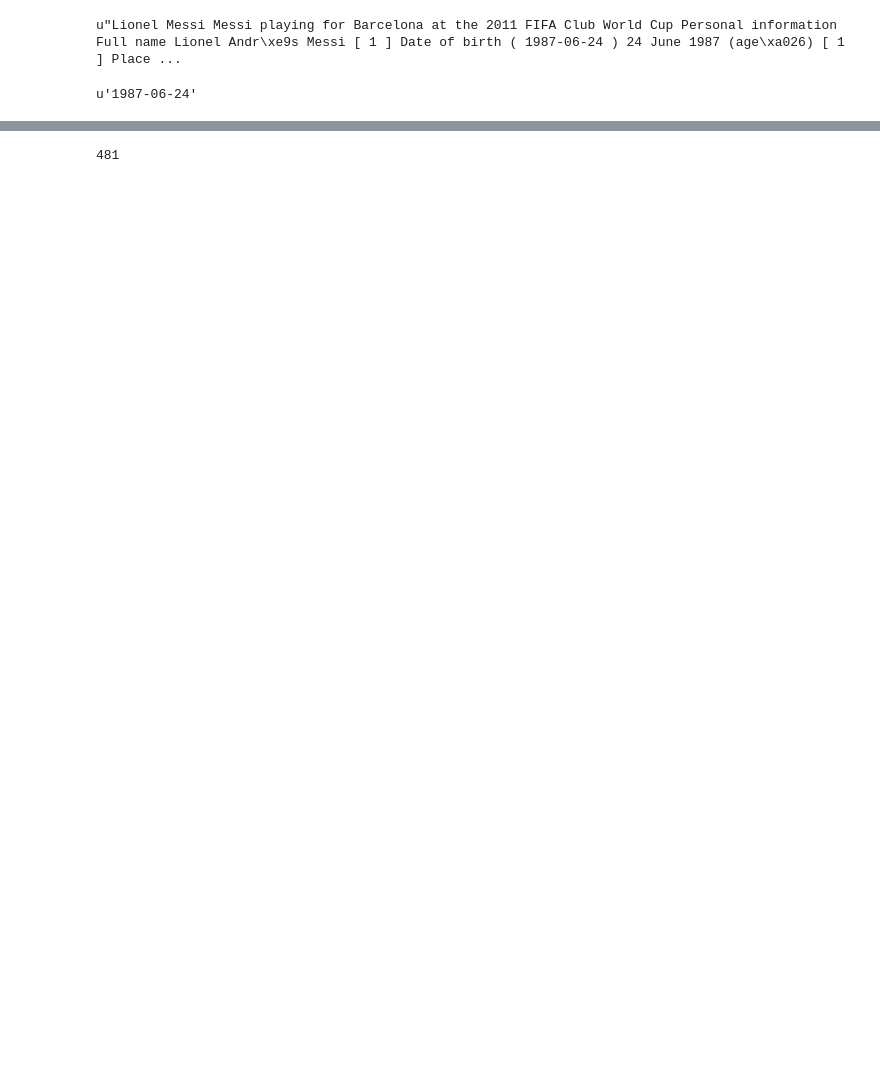
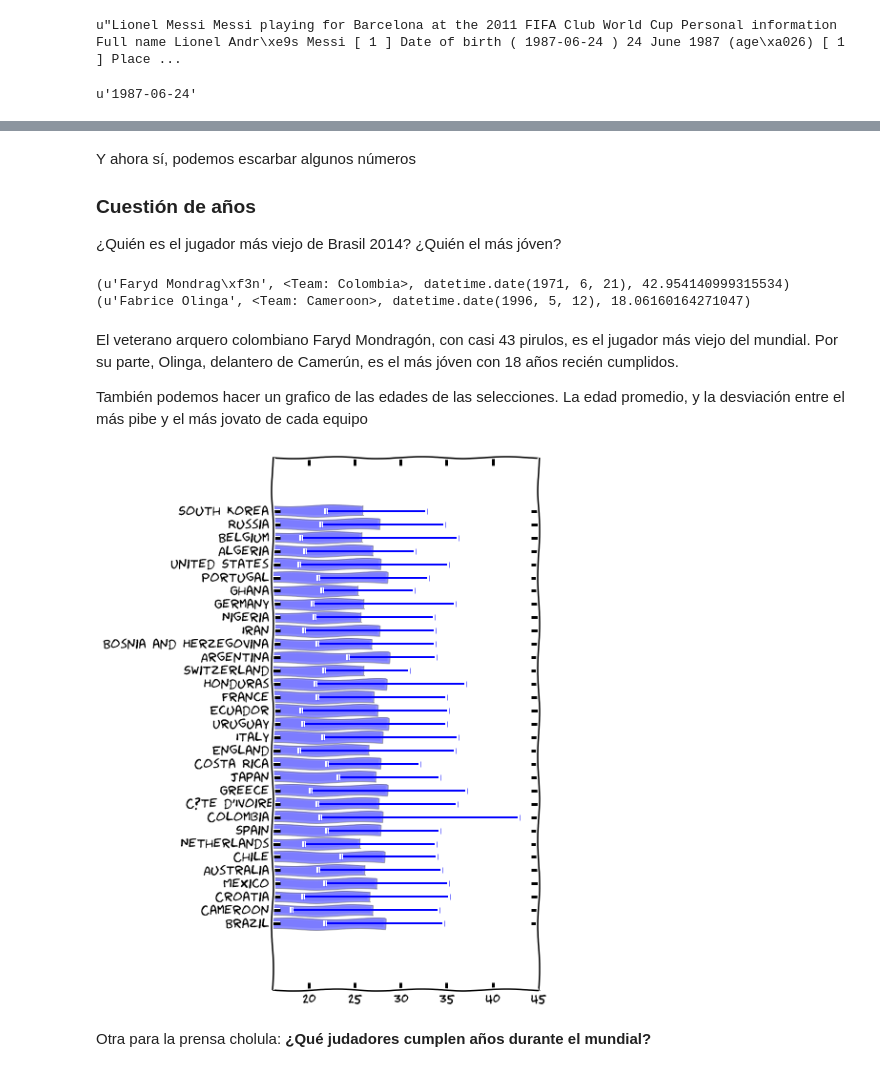
Before and after one commit to mgaitan/mgaitan.github.io, a Jupyter notebook: posts/los-numeros-del-mundial.ipynb, the cells around one changed output, grey strips where cells are left out. Drawn from its saved outputs; the diff is of its cells as text; code cells hidden in the pictures; blank space fills up the shorter version.

Commit message:
numeros del mundial wip

```diff
--- a/posts/los-numeros-del-mundial.ipynb
+++ b/posts/los-numeros-del-mundial.ipynb
@@ -166,6 +170,6 @@ def fill_player(player):
         pass
     player.save()
 # %%
-for player in Player.objects.exclude(url__contains='edit')[476:]:
+for player in Player.objects.exclude(url__contains='edit'):
     fill_player(player)
 # %% [output]
@@ -194,4 +193,7 @@ Player.objects.exclude(url__contains='edit')[476:]
-# %%
-Player.objects.filter(full_name__icontains='luis l')[0].id
-# %% [output]
-481
+# %% [markdown]
+Y ahora sí, podemos escarbar algunos números
+
+
+### Cuestión de años
+
+¿Quién es el jugador más viejo de Brasil 2014? ¿Quién el más jóven?
@@ -197,0 +204,39 @@ Player.objects.filter(full_name__icontains='luis l')[0].id
+# %%
+today = date.today()
+age = lambda player: (today - player.date_of_birth).days / 365.25
+print((viejo.full_name, viejo.team, viejo.date_of_birth, age(viejo)))
+print((joven.full_name, joven.team, joven.date_of_birth, age(joven)))
+# %% [output]
+(u'Faryd Mondrag\xf3n', <Team: Colombia>, datetime.date(1971, 6, 21), 42.954140999315534)
+(u'Fabrice Olinga', <Team: Cameroon>, datetime.date(1996, 5, 12), 18.06160164271047)
+# %% [markdown]
+El veterano arquero colombiano Faryd Mondragón, con casi 43 pirulos, es el jugador más viejo del mundial. Por su parte, Olinga, delantero de Camerún, es el más jóven con 18 años recién cumplidos.
+
+También podemos hacer un grafico de las edades de las selecciones. La edad promedio, y la desviación entre el más pibe y el más jovato de cada equipo
+# %%
+%matplotlib inline
+
+import numpy as np
+import matplotlib.pyplot as plt
+plt.xkcd()
+
+def team_age(team):
+    players = team.player_set.filter(date_of_birth__isnull=False)
+    media = sum(map(age, players)) / players.count()
+    younger = age(players.order_by('-date_of_birth')[0])
+    older = age(players.order_by('date_of_birth')[0])
+    return np.array([media, younger, older])
+
+
+teams = map(unicode, Team.objects.all())
+y_pos = np.arange(len(teams))
+data = np.vstack(map(team_age, Team.objects.all())).T
+plt.figure(figsize=(5,10))
+plt.xlim([16, 45])
+plt.barh(y_pos, data[0], xerr=[data[0] - data[1], data[2] - data[0]], align='center', alpha=0.3)
+plt.yticks(y_pos, teams)
+plt.show()
+# %% [output]
+[figure, added]
+# %% [markdown]
+Otra para la prensa cholula: **¿Qué judadores cumplen años durante el mundial?**
```
Also changed, not shown: parts of 38 cells of this notebook.
